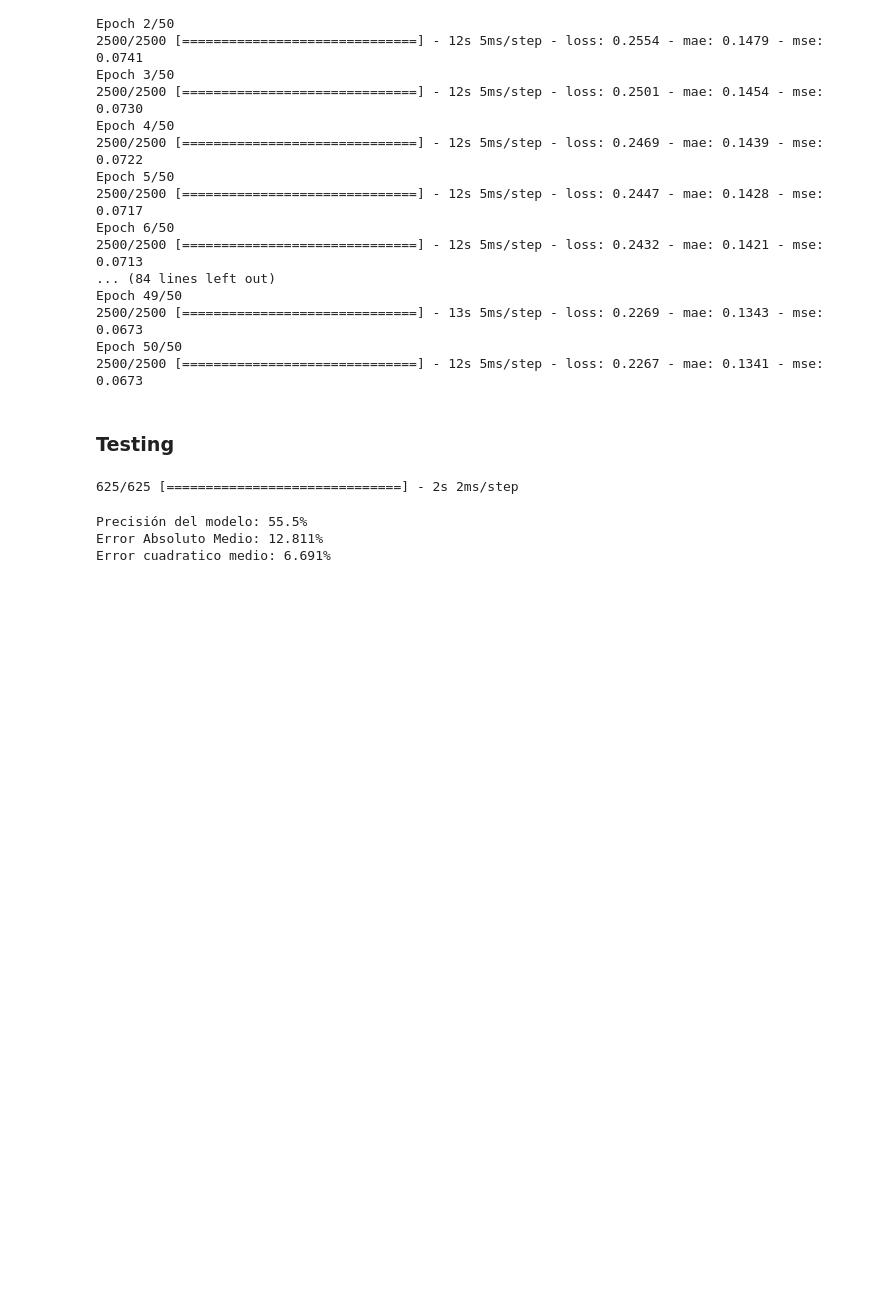
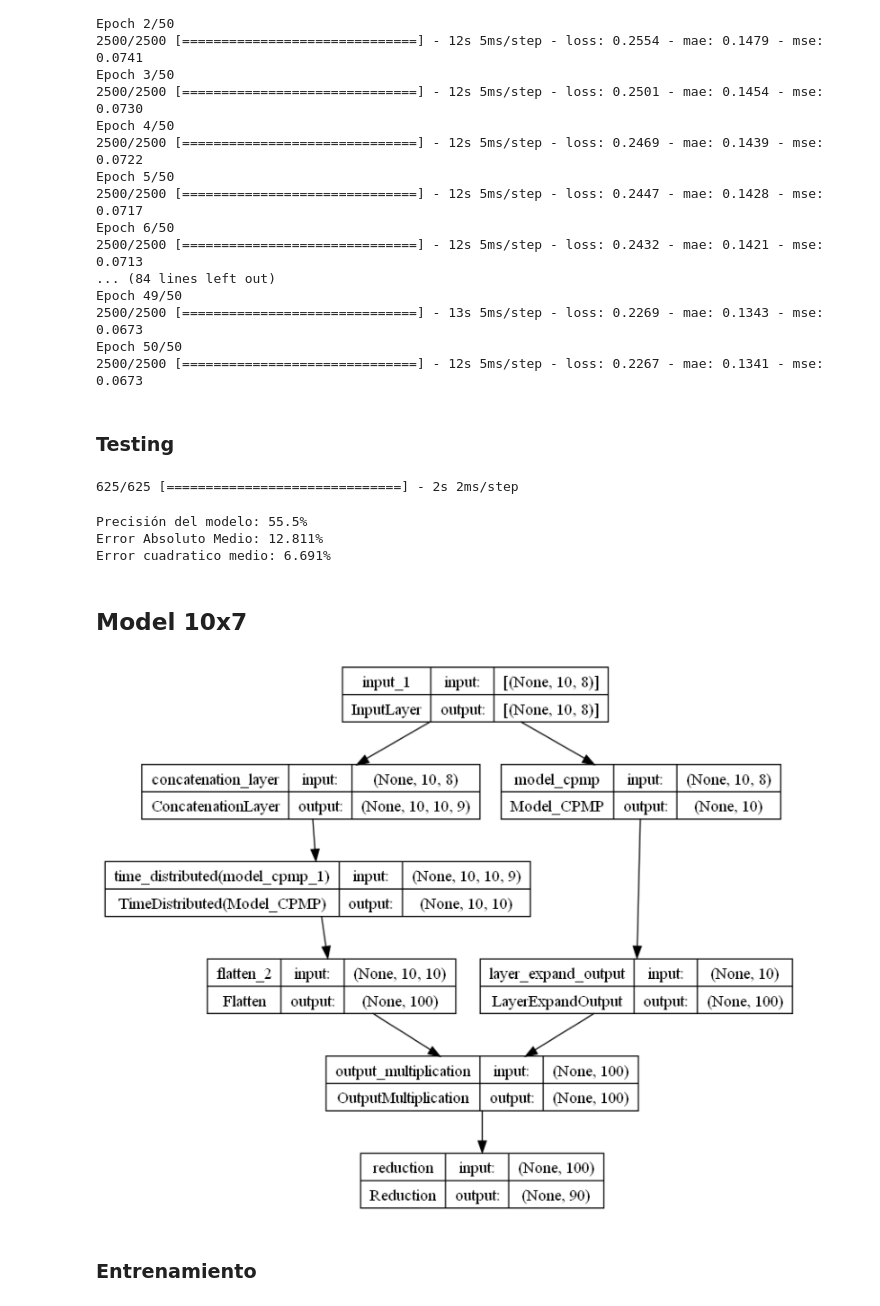
Before and after one commit to LosWillyAmigos/CPMP_With_attention, a Jupyter notebook: CPMP_with_attention.ipynb, the cells around one changed output. Saved outputs shown, nothing was run; the diff lists cells and outputs as text; code cells hidden in the pictures; blank space fills up the shorter version.

```diff
--- a/CPMP_with_attention.ipynb
+++ b/CPMP_with_attention.ipynb
@@ -426,3 +426,13 @@ Error Absoluto Medio: 12.811%
 Error cuadratico medio: 6.691%
 # %%
 model_7x7_multi.save('models/model_cpmp_7x7_v2.h5')
+# %% [markdown]
+## Model 10x7
+# %%
+model_10x7 = create_model(heads= 5, S= 10, H= 7)
+# %%
+plot_cpmp_model(model_10x7, name= 'images_models/model_cpmp_multi10x7')
+# %% [output]
+[figure, added]
+# %% [markdown]
+### Entrenamiento
```
Also changed, not shown: parts of 7 cells of this notebook, 5 other files.
